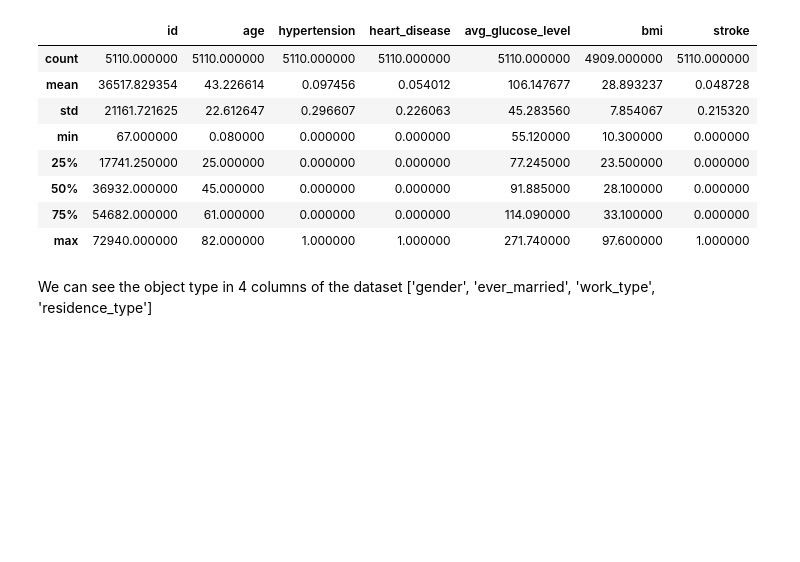
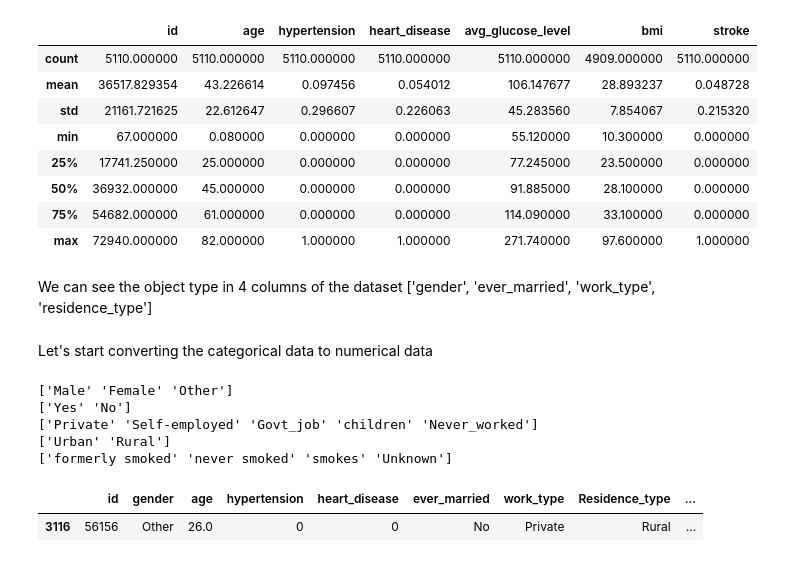
Before and after one commit to dandrue/StrokePrediction, a Jupyter notebook: StrokePredictionNotebook.ipynb, the cells around one changed output. Cells and saved outputs as stored; diff of their text form; code cells hidden in the pictures; blank space fills up the shorter version.

```diff
--- a/StrokePredictionNotebook.ipynb
+++ b/StrokePredictionNotebook.ipynb
@@ -62,3 +64,22 @@ display(data.describe())
 | max | 72940.000000 | 82.000000 | 1.000000 | 1.000000 | 271.740000 | 97.600000 | 1.000000 |
 # %% [markdown]
 We can see the object type in 4 columns of the dataset ['gender', 'ever_married', 'work_type', 'residence_type']
+# %% [markdown]
+Let's start converting the categorical data to numerical data
+# %%
+print(stroke_df['gender'].unique())
+print(stroke_df['ever_married'].unique())
+print(stroke_df['work_type'].unique())
+print(stroke_df['Residence_type'].unique())
+print(stroke_df['smoking_status'].unique())
+# %% [output]
+['Male' 'Female' 'Other']
+['Yes' 'No']
+['Private' 'Self-employed' 'Govt_job' 'children' 'Never_worked']
+['Urban' 'Rural']
+['formerly smoked' 'never smoked' 'smokes' 'Unknown']
+# %%
+display(stroke_df[stroke_df['gender']=='Other'])
+# %% [output]
+|  | id | gender | age | hypertension | heart_disease | ever_married | work_type | Residence_type | ... |
+| 3116 | 56156 | Other | 26.0 | 0 | 0 | No | Private | Rural | ... |
```
Also changed, not shown: parts of 8 cells of this notebook.
